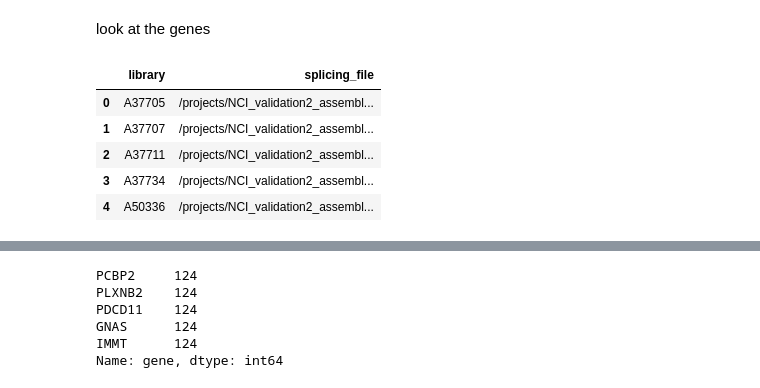
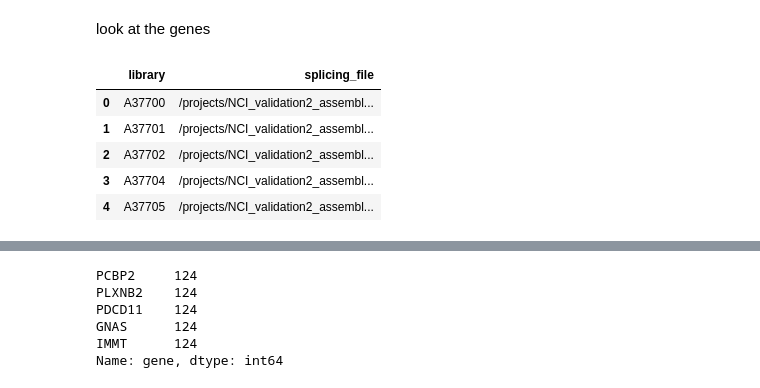
Before and after one commit to stuartzong/notebook, a Jupyter notebook: spliceosome.ipynb, the cells around one changed output, grey strips where cells are left out. Cells and saved outputs as stored; diff of their text form; code cells hidden in the pictures.

```diff
--- a/spliceosome.ipynb
+++ b/spliceosome.ipynb
@@ -409,14 +417,14 @@ set(all_mut_pats) - set(sf3b1_pats)
 # %% [markdown]
 look at the genes
 # %%
-f = '/projects/trans_scratch/validations/workspace/szong/Cervical/spliceosome/splicing_files_with_spliceosomal_mutations.txt'
-# f = '/projects/trans_scratch/validations/workspace/szong/Cervical/spliceosome/124_splicing_filtered_files.txt'
+# f = '/projects/trans_scratch/validations/workspace/szong/Cervical/spliceosome/splicing_files_with_spliceosomal_mutations.txt'
+f = '/projects/trans_scratch/validations/workspace/szong/Cervical/spliceosome/124_splicing_filtered_files.txt'
 df = pd.read_csv(f, sep='\t')
 df.head()
 # %% [output]
 |  | library | splicing_file |
-| 0 | A37705 | /projects/NCI_validation2_assembl... |
-| 1 | A37707 | /projects/NCI_validation2_assembl... |
-| 2 | A37711 | /projects/NCI_validation2_assembl... |
-| 3 | A37734 | /projects/NCI_validation2_assembl... |
-| 4 | A50336 | /projects/NCI_validation2_assembl... |
+| 0 | A37700 | /projects/NCI_validation2_assembl... |
+| 1 | A37701 | /projects/NCI_validation2_assembl... |
+| 2 | A37702 | /projects/NCI_validation2_assembl... |
+| 3 | A37704 | /projects/NCI_validation2_assembl... |
+| 4 | A37705 | /projects/NCI_validation2_assembl... |
```
Also changed, not shown: parts of 15 cells of this notebook, 5 other files.
